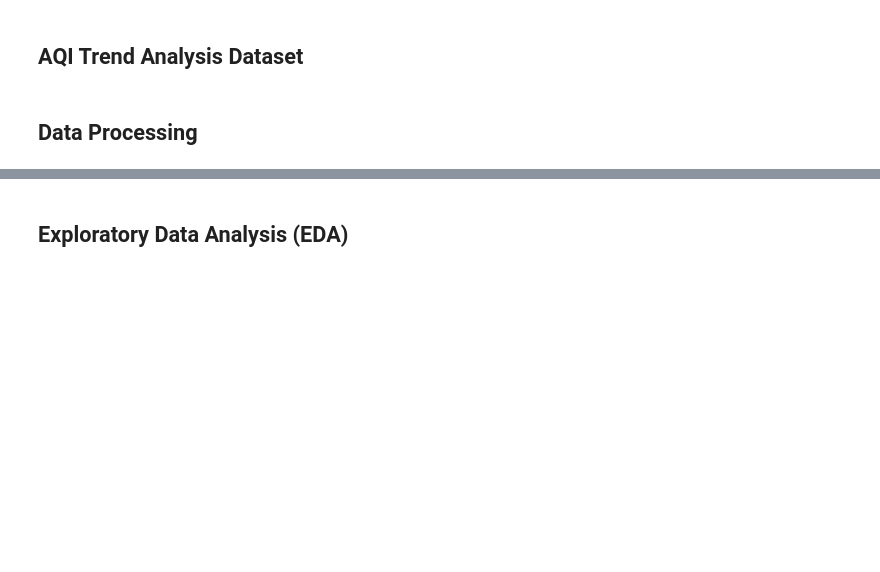
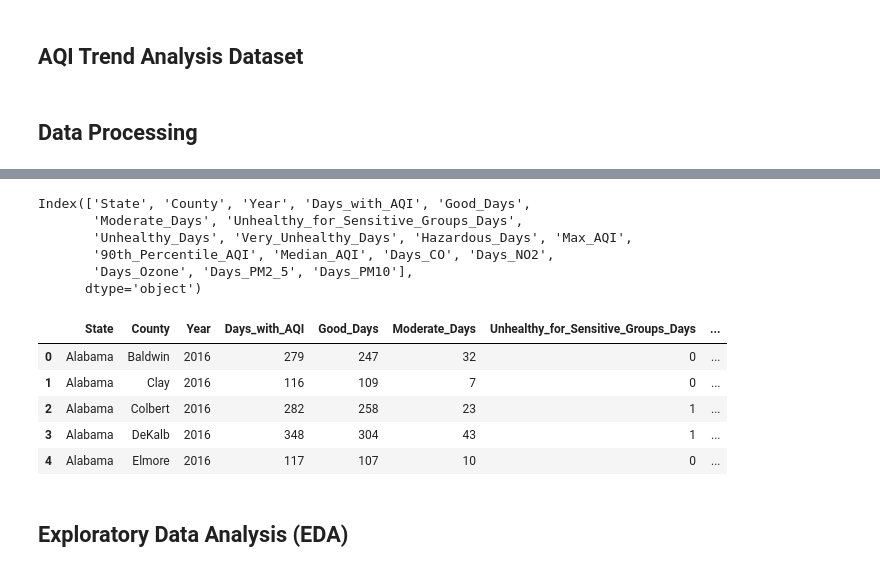
Before and after one commit to HieuVuong001/AQI_analysis, a Jupyter notebook: ProjectCode_CMPE255.ipynb, the cells around one changed output, grey strips where cells are left out. Saved outputs shown, nothing was run; the diff lists cells and outputs as text; code cells hidden in the pictures; blank space fills up the shorter version.

Commit message:
Updated the column names format for bigquery

```diff
--- a/ProjectCode_CMPE255.ipynb
+++ b/ProjectCode_CMPE255.ipynb
@@ -124,0 +117,3 @@ Merged DataFrame shape: (11176, 18)
+# %%
+annual_aqi_by_county_df = pd.read_csv('/content/annual_aqi_by_county.csv')
+annual_aqi_by_county_df.head()
@@ -124,0 +127,6 @@ Merged DataFrame shape: (11176, 18)
+# %%
+# Rename columns to comply with BigQuery's column naming conventions
+annual_aqi_by_county_df = annual_aqi_by_county_df.rename(columns={
+    'Days PM2.5': 'Days_PM2_5',
+})
+annual_aqi_by_county_df.head()
@@ -125 +140,22 @@ Merged DataFrame shape: (11176, 18)
+# %%
+# Replacing spaces with underscores in column names
+annual_aqi_by_county_df.columns = annual_aqi_by_county_df.columns.str.replace(' ', '_')
+annual_aqi_by_county_df.columns
+# %% [output]
+Index(['State', 'County', 'Year', 'Days_with_AQI', 'Good_Days',
+       'Moderate_Days', 'Unhealthy_for_Sensitive_Groups_Days',
+       'Unhealthy_Days', 'Very_Unhealthy_Days', 'Hazardous_Days', 'Max_AQI',
+       '90th_Percentile_AQI', 'Median_AQI', 'Days_CO', 'Days_NO2',
+       'Days_Ozone', 'Days_PM2_5', 'Days_PM10'],
+      dtype='object')
+# %%
+# Check the dataframe again with new column names
+annual_aqi_by_county_df.head()
+# %% [output]
+|  | State | County | Year | Days_with_AQI | Good_Days | Moderate_Days | Unhealthy_for_Sensitive_Groups_Days | ... |
+| 0 | Alabama | Baldwin | 2016 | 279 | 247 | 32 | 0 | ... |
+| 1 | Alabama | Clay | 2016 | 116 | 109 | 7 | 0 | ... |
+| 2 | Alabama | Colbert | 2016 | 282 | 258 | 23 | 1 | ... |
+| 3 | Alabama | DeKalb | 2016 | 348 | 304 | 43 | 1 | ... |
+| 4 | Alabama | Elmore | 2016 | 117 | 107 | 10 | 0 | ... |
 # %%
```
Also changed, not shown: parts of 24 cells of this notebook.
